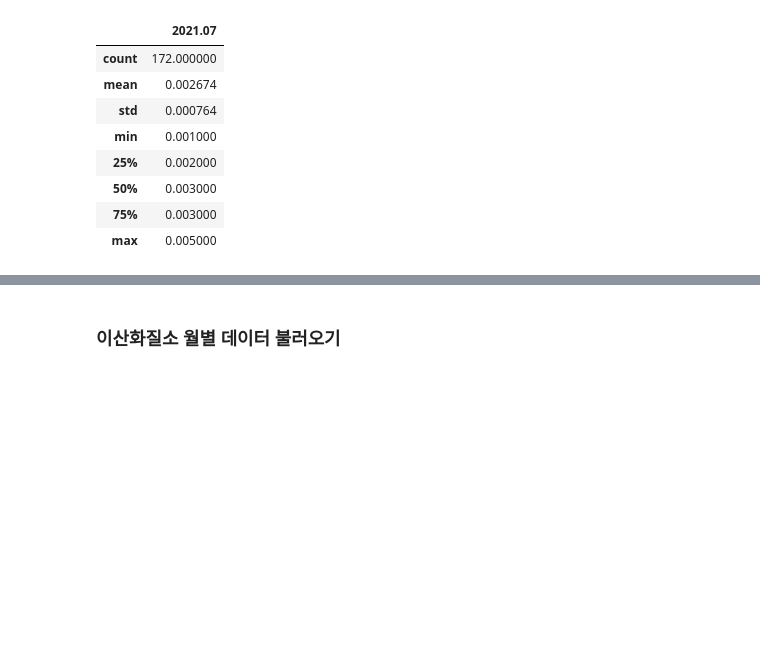
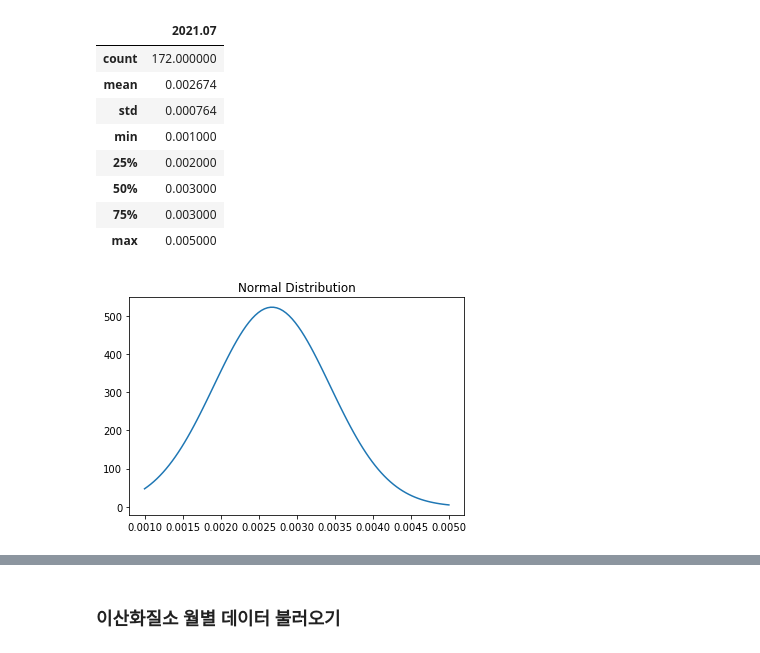
Before and after one commit to jhparkland/Green-Car-Charging-Station-Site-Selection, a Jupyter notebook: Notebook/GVCS/GVCS.ipynb, the cells around one changed output, grey strips where cells are left out. Drawn from its saved outputs; the diff is of its cells as text; code cells hidden in the pictures; blank space fills up the shorter version.

```diff
--- a/Notebook/GVCS/GVCS.ipynb
+++ b/Notebook/GVCS/GVCS.ipynb
@@ -122,0 +129,15 @@ df_ozone.describe()
+# %%
+def show_norm(mean,std,min,max):
+     '''
+     정규분포 함수를 matplotlib을 통해 시각화
+     mean: 평균값
+     std: 표준편차
+     min: 관측된 데이터의 최솟값
+     max: 관측된 데이터의 최댓값
+     '''
+
+     # x값 설정(min에서 max까지 unit만큼씩 증가하는 x)
+     x = np.linspace(min,max,100)
+     # y값은 평균이 mean이고 표준편차가 std인 확률밀도함수
+     fig = px.line(x=x,y=norm.pdf(x,loc=mean,scale=std))
+     fig.show()
@@ -123,7 +184,7 @@ df_ozone.describe()
 # %% [markdown]
 ### 아황산가스 월별 데이터 불러오기
 # %%
-so2_file_path = 'C:\\Users\\pwjdg\\바탕 화면\\Green-Car-Charging-Station-Site-Selection\\Data\\아황산가스_월별_도시별_대기오염도.csv'
+so2_file_path = 'C:\\Users\\SAMSUNG\\Desktop\\Green-Car-Charging-Station-Site-Selection\\Data\\아황산가스_월별_도시별_대기오염도.csv'
 df_so2 = pd.read_csv(so2_file_path, encoding='cp949')
 df_so2
 # %% [output]
@@ -205,3 +266,11 @@ df_so2.describe()
 | 50% | 0.003000 |
 | 75% | 0.003000 |
 | max | 0.005000 |
+# %%
+mean = df_so2.mean().loc['2021.07']
+std = df_so2.std().loc['2021.07']
+min = df_so2.min().loc['2021.07']
+max = df_so2.max().loc['2021.07']
+show_norm(mean,std,min,max)
+# %% [output]
+[figure, added]
```
Also changed, not shown: parts of 24 cells of this notebook.
